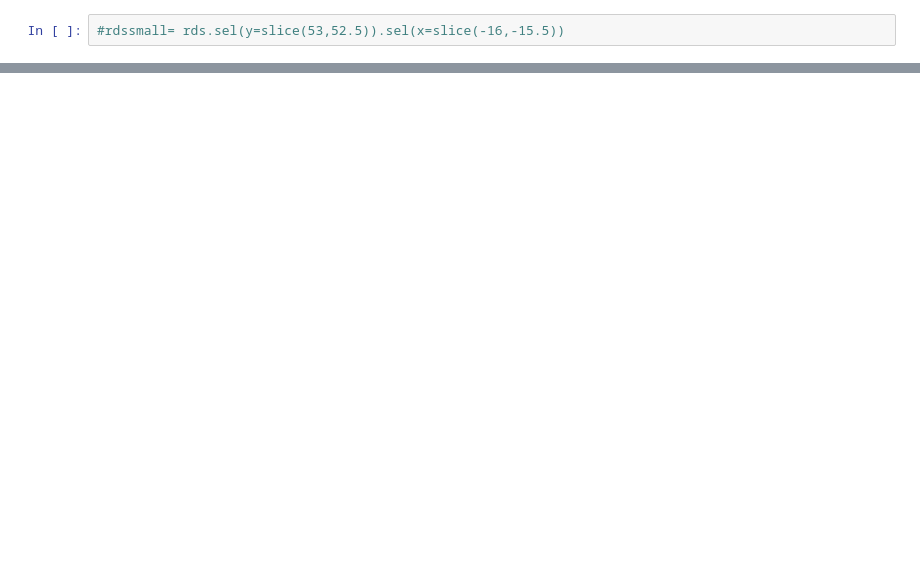
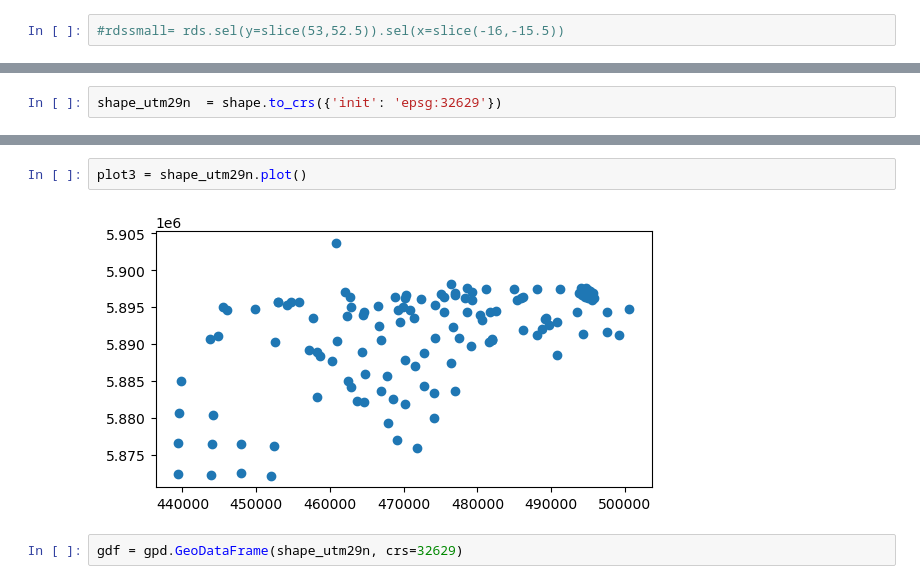
Before and after one commit to oceanhackweek/ohw23-proj-habitatmapping, a Jupyter notebook: ReadData.ipynb, the cells around one changed output, grey strips where cells are left out. Saved outputs shown, nothing was run; the diff lists cells and outputs as text; blank space fills up the shorter version.

```diff
--- a/ReadData.ipynb
+++ b/ReadData.ipynb
@@ -31,0 +45,2 @@ backs.sel(band=1).plot()
+# %%
+shape_utm29n  = shape.to_crs({'init': 'epsg:32629'})
@@ -31,0 +51,6 @@ backs.sel(band=1).plot()
+# %%
+plot3 = shape_utm29n.plot()
+# %% [output]
+[figure, added]
+# %%
+gdf = gpd.GeoDataFrame(shape_utm29n, crs=32629)
```
Also changed, not shown: parts of 11 cells of this notebook.
